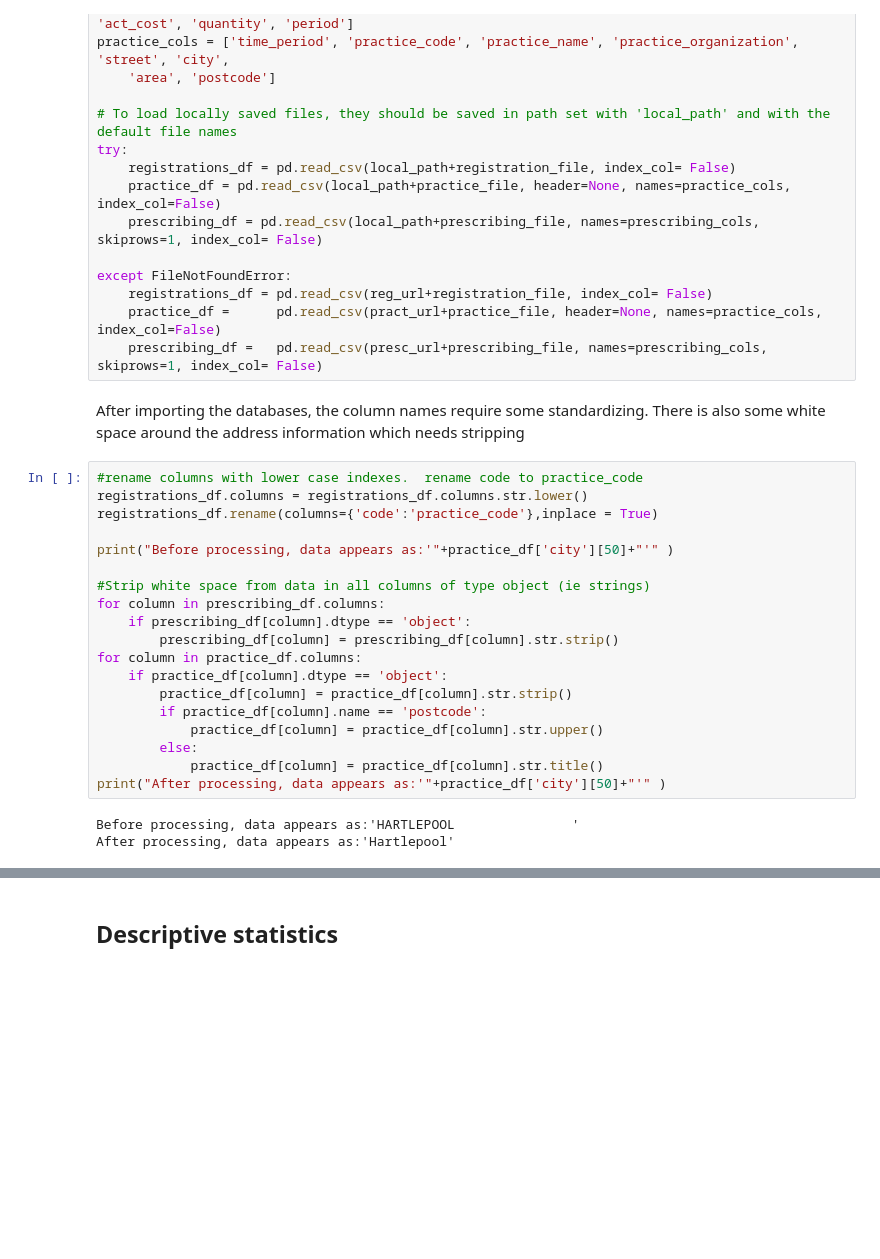
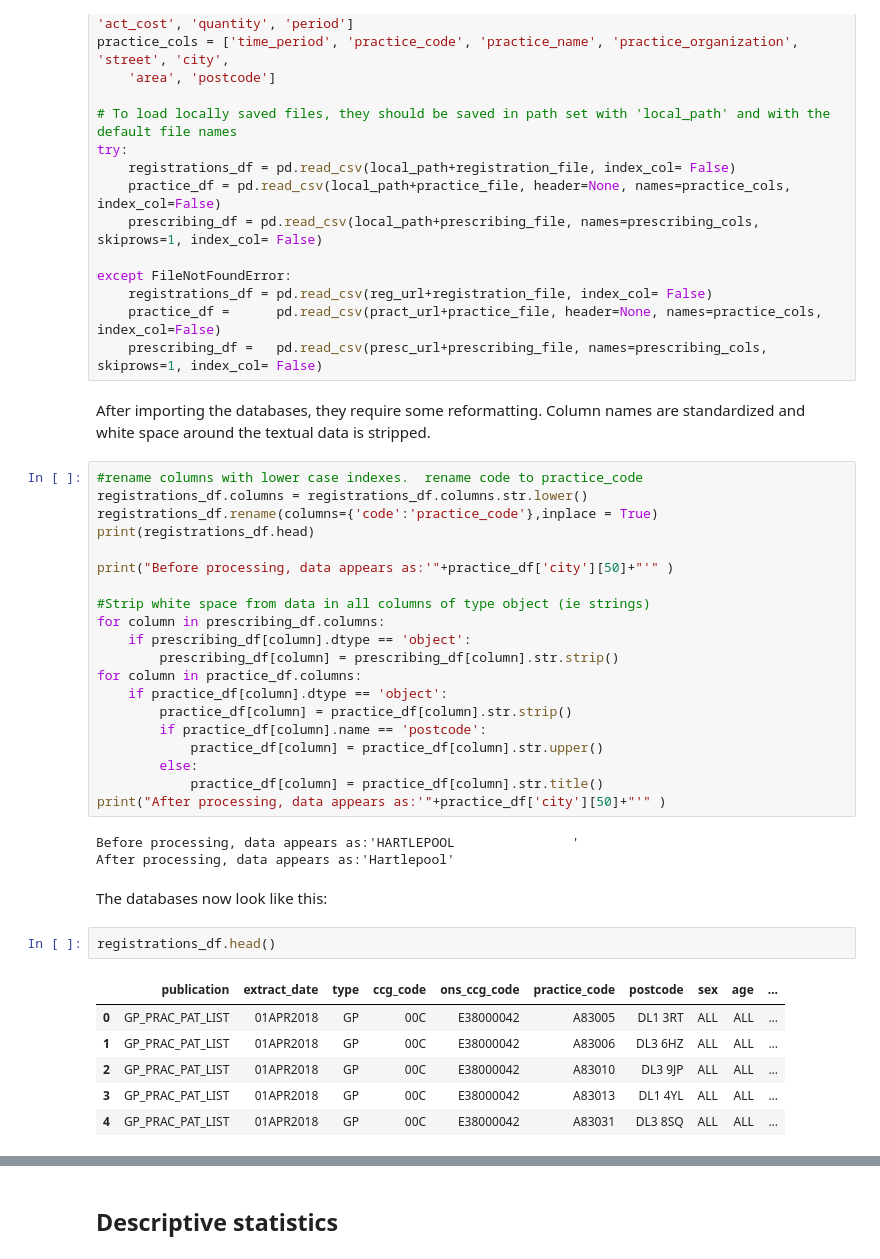
Before and after one commit to gtdalton/Health-Data-Science-MSc, a Jupyter notebook: General Practice Prescribing.ipynb, the cells around one changed output, grey strips where cells are left out. Cells and saved outputs as stored; diff of their text form; blank space fills up the shorter version.

```diff
--- a/General Practice Prescribing.ipynb
+++ b/General Practice Prescribing.ipynb
@@ -49,11 +50,12 @@ except FileNotFoundError:
     practice_df =      pd.read_csv(pract_url+practice_file, header=None, names=practice_cols, index_col=False)
     prescribing_df =   pd.read_csv(presc_url+prescribing_file, names=prescribing_cols, skiprows=1, index_col= False)
 # %% [markdown]
-After importing the databases, the column names require some standardizing.  There is also some white space around the address information which needs stripping
+After importing the databases, they require some reformatting.  Column names are standardized and white space around the textual data is stripped.
 # %%
 #rename columns with lower case indexes.  rename code to practice_code
 registrations_df.columns = registrations_df.columns.str.lower()
 registrations_df.rename(columns={'code':'practice_code'},inplace = True)
+print(registrations_df.head)
 
 print("Before processing, data appears as:'"+practice_df['city'][50]+"'" )
 
@@ -72,3 +74,14 @@ print("After processing, data appears as:'"+practice_df['city'][50]+"'" )
 # %% [output]
 Before processing, data appears as:'HARTLEPOOL               '
 After processing, data appears as:'Hartlepool'
+# %% [markdown]
+The databases now look like this:
+# %%
+registrations_df.head()
+# %% [output]
+|  | publication | extract_date | type | ccg_code | ons_ccg_code | practice_code | postcode | sex | age | ... |
+| 0 | GP_PRAC_PAT_LIST | 01APR2018 | GP | 00C | E38000042 | A83005 | DL1 3RT | ALL | ALL | ... |
+| 1 | GP_PRAC_PAT_LIST | 01APR2018 | GP | 00C | E38000042 | A83006 | DL3 6HZ | ALL | ALL | ... |
+| 2 | GP_PRAC_PAT_LIST | 01APR2018 | GP | 00C | E38000042 | A83010 | DL3 9JP | ALL | ALL | ... |
+| 3 | GP_PRAC_PAT_LIST | 01APR2018 | GP | 00C | E38000042 | A83013 | DL1 4YL | ALL | ALL | ... |
+| 4 | GP_PRAC_PAT_LIST | 01APR2018 | GP | 00C | E38000042 | A83031 | DL3 8SQ | ALL | ALL | ... |
```
Also changed, not shown: parts of 40 cells of this notebook.
